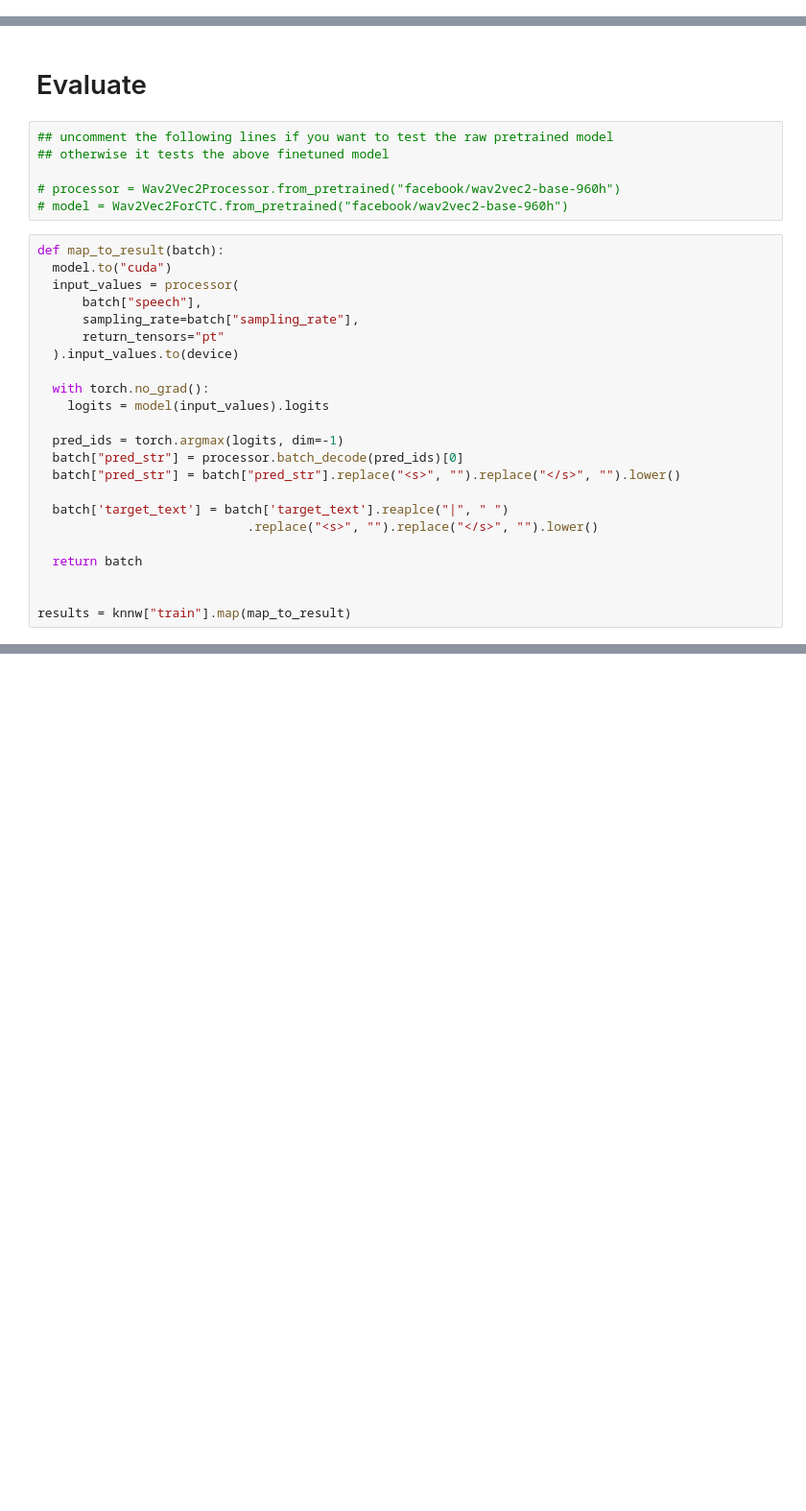
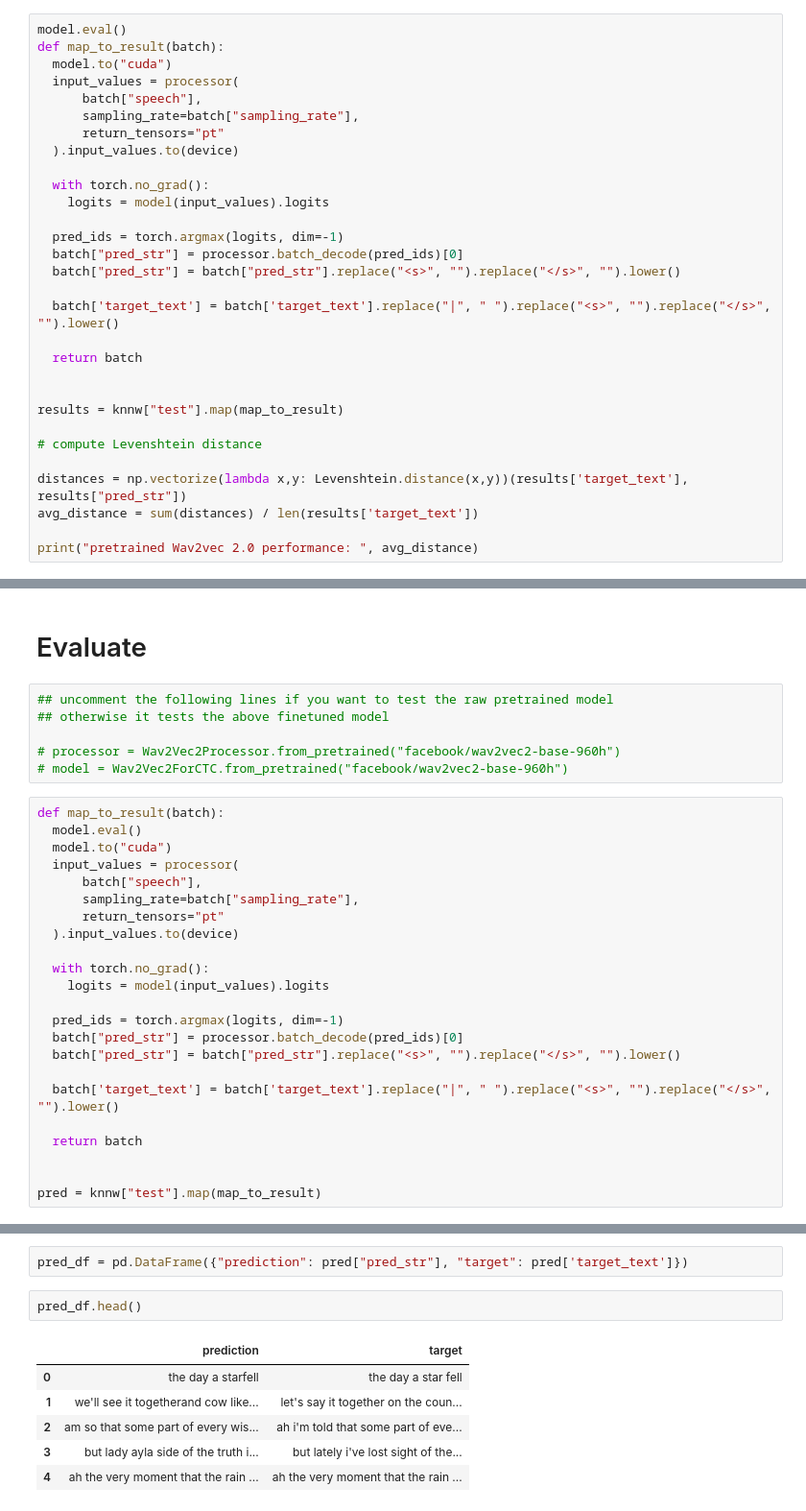
Before and after one commit to garrisonhess/autosubs, a Jupyter notebook: final_project_wav2vec2.ipynb, the cells around one changed output, grey strips where cells are left out. Shown at 96% size. Drawn from its saved outputs; the diff is of its cells as text; blank space fills up the shorter version.

```diff
--- a/final_project_wav2vec2.ipynb
+++ b/final_project_wav2vec2.ipynb
@@ -339,3 +329,33 @@ model = model.to(device)
+# %%
+model.eval()
+def map_to_result(batch):
+  model.to("cuda")
+  input_values = processor(
+      batch["speech"],
+      sampling_rate=batch["sampling_rate"],
+      return_tensors="pt"
+  ).input_values.to(device)
+
+  with torch.no_grad():
+    logits = model(input_values).logits
+
+  pred_ids = torch.argmax(logits, dim=-1)
+  batch["pred_str"] = processor.batch_decode(pred_ids)[0]
+  batch["pred_str"] = batch["pred_str"].replace("<s>", "").replace("</s>", "").lower()
+
+  batch['target_text'] = batch['target_text'].replace("|", " ").replace("<s>", "").replace("</s>", "").lower()
+
+  return batch
+
+
+results = knnw["test"].map(map_to_result)
+
+# compute Levenshtein distance
+
+distances = np.vectorize(lambda x,y: Levenshtein.distance(x,y))(results['target_text'], results["pred_str"])
+avg_distance = sum(distances) / len(results['target_text'])
+
+print("pretrained Wav2vec 2.0 performance: ", avg_distance)
 # %%
 from transformers import TrainingArguments
 
@@ -436,6 +433,7 @@ TrainOutput(global_step=1650, training_loss=0.2893476220333215, metrics={'train_
 # model = Wav2Vec2ForCTC.from_pretrained("facebook/wav2vec2-base-960h")
 # %%
 def map_to_result(batch):
+  model.eval()
   model.to("cuda")
   input_values = processor(
       batch["speech"],
@@ -450,10 +448,9 @@ def map_to_result(batch):
   batch["pred_str"] = processor.batch_decode(pred_ids)[0]
   batch["pred_str"] = batch["pred_str"].replace("<s>", "").replace("</s>", "").lower()
 
-  batch['target_text'] = batch['target_text'].reaplce("|", " ")
-                            .replace("<s>", "").replace("</s>", "").lower()
+  batch['target_text'] = batch['target_text'].replace("|", " ").replace("<s>", "").replace("</s>", "").lower()
 
   return batch
 
 
-results = knnw["train"].map(map_to_result)
+pred = knnw["test"].map(map_to_result)
@@ -470,0 +457,11 @@ results['target_text'][:5]
+# %%
+pred_df = pd.DataFrame({"prediction": pred["pred_str"], "target": pred['target_text']})
+# %%
+pred_df.head()
+# %% [output]
+|  | prediction | target |
+| 0 | the day a starfell | the day a star fell |
+| 1 | we'll see it togetherand cow like... | let's say it together on the coun... |
+| 2 | am so that some part of every wis... | ah i'm told that some part of eve... |
+| 3 | but lady ayla side of the truth i... | but lately i've lost sight of the... |
+| 4 | ah the very moment that the rain ... | ah the very moment that the rain ... |
```
Also changed, not shown: parts of 22 cells of this notebook.
